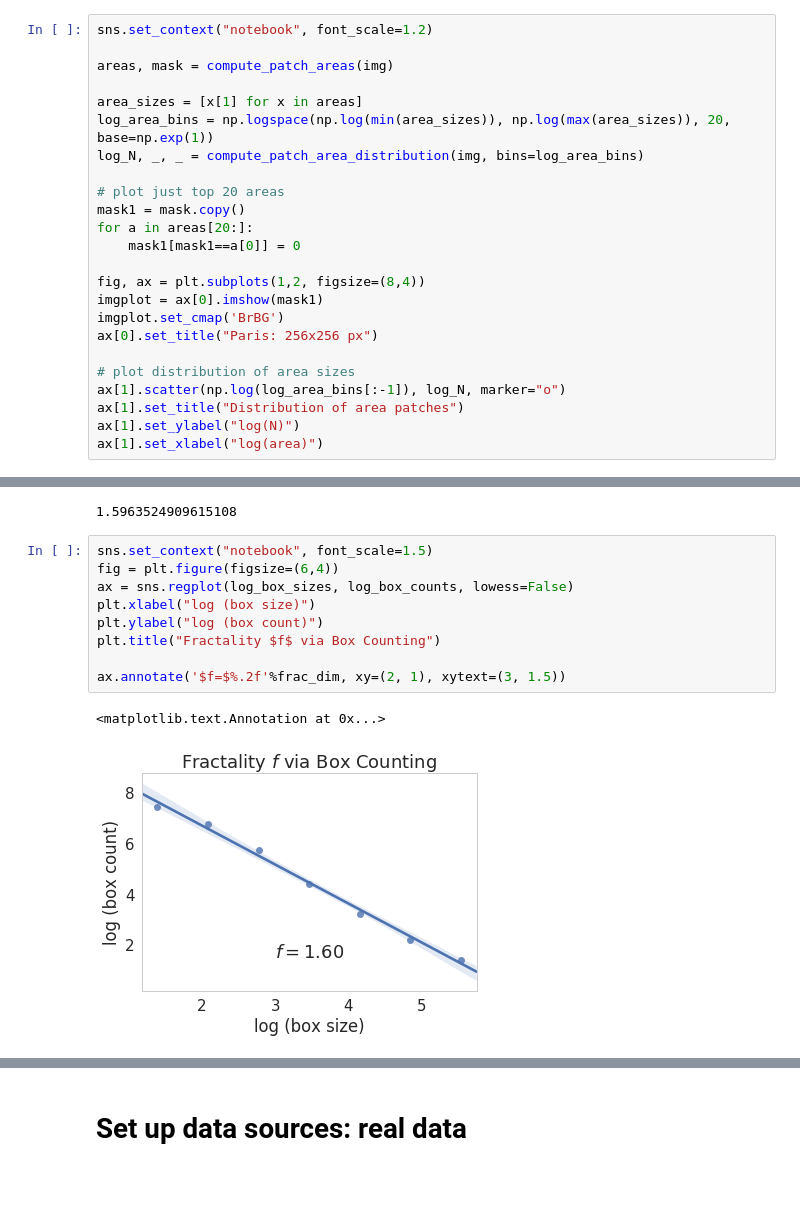
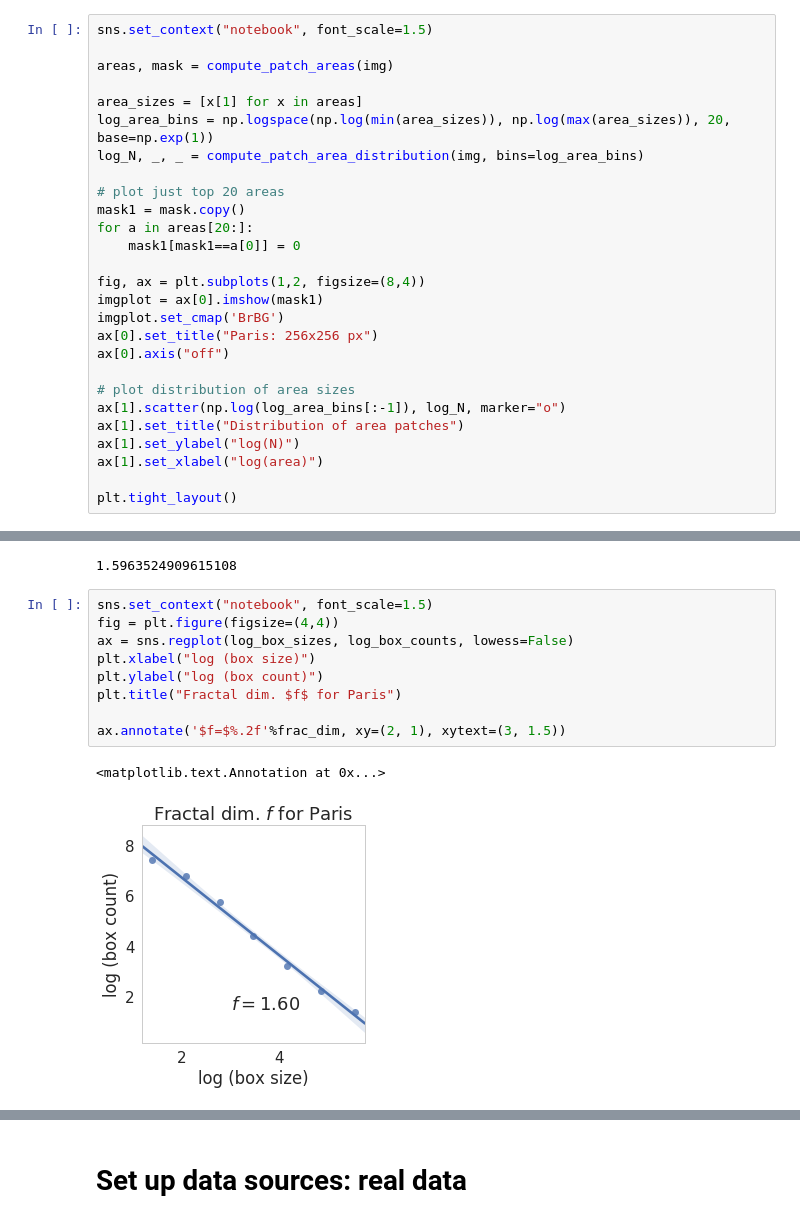
Before and after one commit to adrianalbert/urbanization-patterns, a Jupyter notebook: analysis/Expert summary statistics & data preprocessing.ipynb, the cells around one changed output, grey strips where cells are left out. Cells and saved outputs as stored; diff of their text form; blank space fills up the shorter version.

```diff
--- a/analysis/Expert summary statistics & data preprocessing.ipynb
+++ b/analysis/Expert summary statistics & data preprocessing.ipynb
@@ -121,7 +121,7 @@ def compute_patch_area_distribution(img, bins=None):
     mask = None; area_sizes = None
     return np.log(N_counts), bins, areas
 # %%
-sns.set_context("notebook", font_scale=1.2)
+sns.set_context("notebook", font_scale=1.5)
 
 areas, mask = compute_patch_areas(img)
 
@@ -138,10 +138,13 @@ fig, ax = plt.subplots(1,2, figsize=(8,4))
 imgplot = ax[0].imshow(mask1)
 imgplot.set_cmap('BrBG')
 ax[0].set_title("Paris: 256x256 px")
+ax[0].axis("off")
 
 # plot distribution of area sizes
 ax[1].scatter(np.log(log_area_bins[:-1]), log_N, marker="o")
 ax[1].set_title("Distribution of area patches")
 ax[1].set_ylabel("log(N)")
 ax[1].set_xlabel("log(area)")
+
+plt.tight_layout()
 # %% [output]
@@ -233,13 +239,13 @@ frac_dim
 1.5963524909615108
 # %%
 sns.set_context("notebook", font_scale=1.5)
-fig = plt.figure(figsize=(6,4))
+fig = plt.figure(figsize=(4,4))
 ax = sns.regplot(log_box_sizes, log_box_counts, lowess=False)
 plt.xlabel("log (box size)")
 plt.ylabel("log (box count)")
-plt.title("Fractality $f$ via Box Counting")
+plt.title("Fractal dim. $f$ for Paris")
 
 ax.annotate('$f=$%.2f'%frac_dim, xy=(2, 1), xytext=(3, 1.5))
 # %% [output]
 <matplotlib.text.Annotation at 0x...>
-[figure, old version]
+[figure, new version]
```
Also changed, not shown: parts of 5 cells of this notebook, 7 other files.
